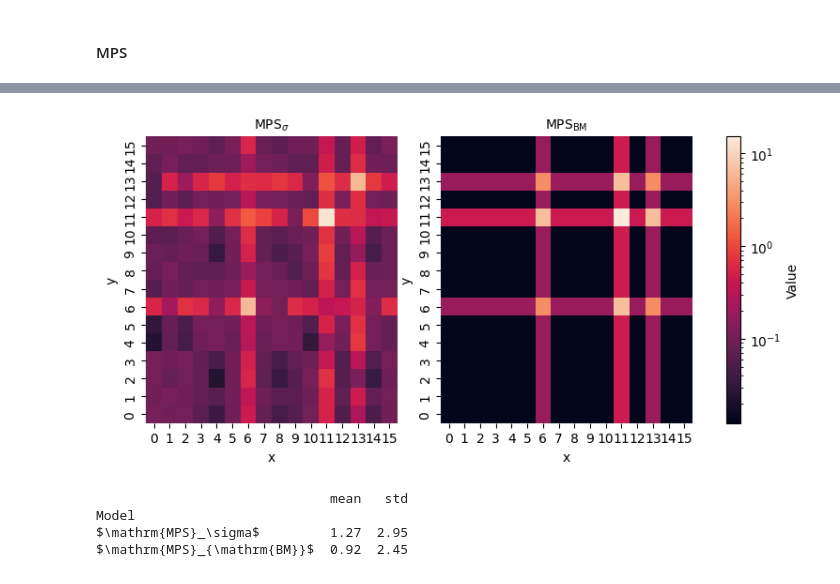
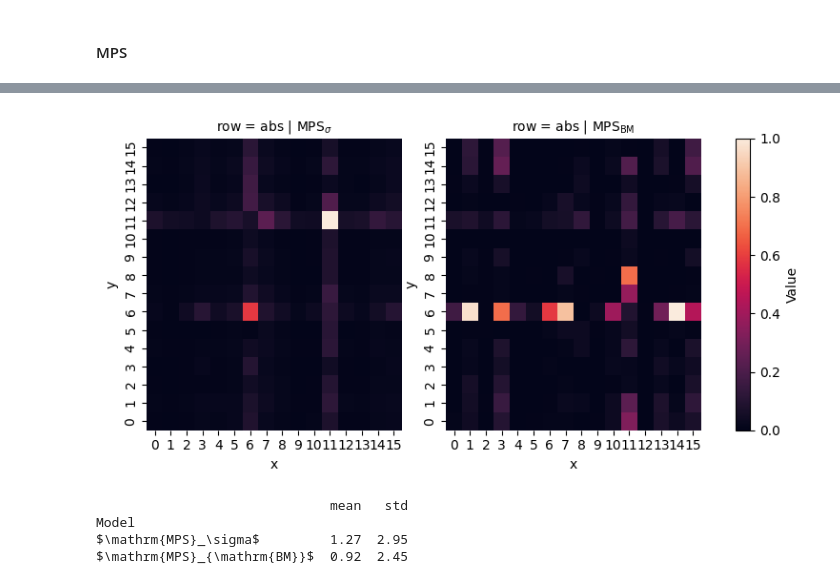
Before and after one commit to marawangamal/ptn, a Jupyter notebook: scripts/sigma_bias.ipynb, the cells around one changed output, grey strips where cells are left out. Cells and saved outputs as stored; diff of their text form; code cells hidden in the pictures.

```diff
--- a/scripts/sigma_bias.ipynb
+++ b/scripts/sigma_bias.ipynb
@@ -144,7 +145,7 @@ class SimpleDensityModel(torch.nn.Module):
 
 # Setup
 torch.manual_seed(12)
-num_samples = 2
+num_samples = 3
 batch_size = 128
 d_output = 16
 dataset = RandomDiagonalDataset(d_output, 2, num_samples)
@@ -228,7 +229,7 @@ from ptn.dists._abc import AbstractDisributionHeadConfig
 
 # Setup
 torch.manual_seed(12)
-num_samples = 4
+num_samples = 3
 batch_size = 128
 d_output = 16
 dataset = RandomDiagonalDataset(d_output, 2, num_samples)
@@ -242,6 +243,7 @@ def train_mps_model(
     model_name: str = "mps_sigma_lsf",
     horizon: int = 2,
     init_method: str = "ortho",
+    eps: float = 1e-32,
 
     # --- Training configuration ---
     n_epochs: int = 10_000,
@@ -256,6 +258,7 @@ def train_mps_model(
             rank=rank,
             pos_func=pos_func,
             init_method=init_method,
+            eps=eps,
         )
     )
     optimizer = torch.optim.AdamW(model.parameters(), lr=lr, weight_decay=0.0)
@@ -278,8 +281,15 @@ def train_mps_model(
 # %%
 exps = [
     # abs
-    {'name': '$\\mathrm{MPS}_\\sigma$', "model_name": "mps_sigma_lsf"},
-    {'name': '$\\mathrm{MPS}_{\\mathrm{BM}}$', "model_name": "mps_bm_lsf"},
+    {'name': '$\\mathrm{MPS}_\\sigma$', "model_name": "mps_sigma_lsf", "pos_func": "abs", "init_method": "randn"},
+    {'name': '$\\mathrm{MPS}_{\\mathrm{BM}}$', "model_name": "mps_bm_lsf", "pos_func": "abs", "init_method": "randn"},
+    # {'name': '$\\mathrm{MPS}_\\sigma$', "model_name": "mps_sigma_lsf", "pos_func": "abs", "init_method": "ortho"},
+    # {'name': '$\\mathrm{MPS}_{\\mathrm{BM}}$', "model_name": "mps_bm_lsf",  "pos_func": "abs", "init_method": "ortho"},
+    # # exp
+    # {'name': '$\\mathrm{MPS}_\\sigma$', "model_name": "mps_sigma_lsf", "pos_func": "exp", "init_method": "randn"},
+    # {'name': '$\\mathrm{MPS}_{\\mathrm{BM}}$', "model_name": "mps_bm_lsf", "pos_func": "exp", "init_method": "randn"},
+    # {'name': '$\\mathrm{MPS}_\\sigma$', "model_name": "mps_sigma_lsf", "pos_func": "exp", "init_method": "ortho"},
+    # {'name': '$\\mathrm{MPS}_{\\mathrm{BM}}$', "model_name": "mps_bm_lsf", "pos_func": "exp", "init_method": "ortho"},
 ]
 
 pys_mps = []
@@ -310,8 +320,10 @@ for exp in exps:
 # %%
 # filter only include abs
-plot_heatmap_grid(pys_mps, value='p', col='name', log=True)
+# _pys_mps = [p for p in pys_mps if p['pos_func'] == 'exp']
+_pys_mps = [p for p in pys_mps if p['init_method'] == 'randn']
+plot_heatmap_grid(_pys_mps, value='p', col='name', row='pos_func')
 # %% [output]
-[figure, old version]
+[figure, new version]
 # %%
 import pandas as pd
 import seaborn as sns
```
Also changed, not shown: parts of 4 cells of this notebook, 3 other files.
